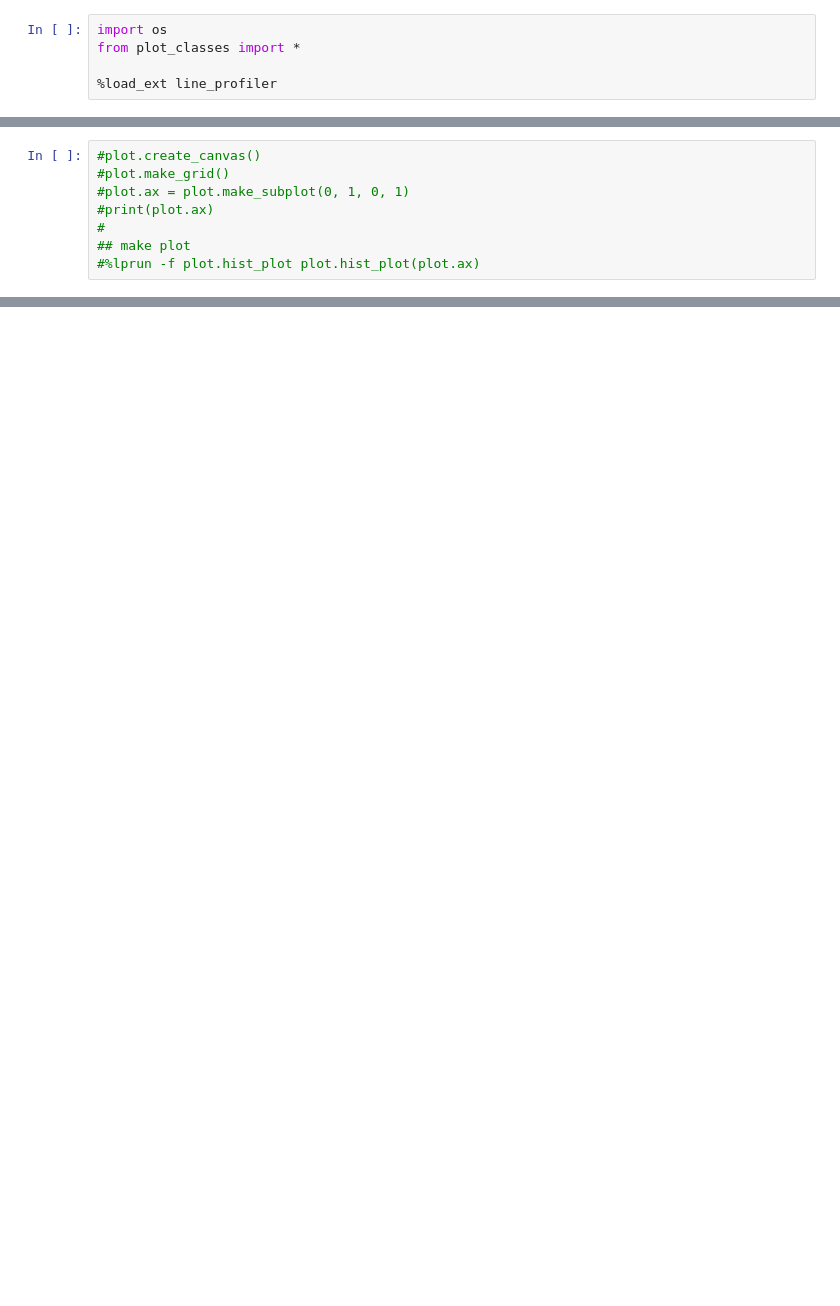
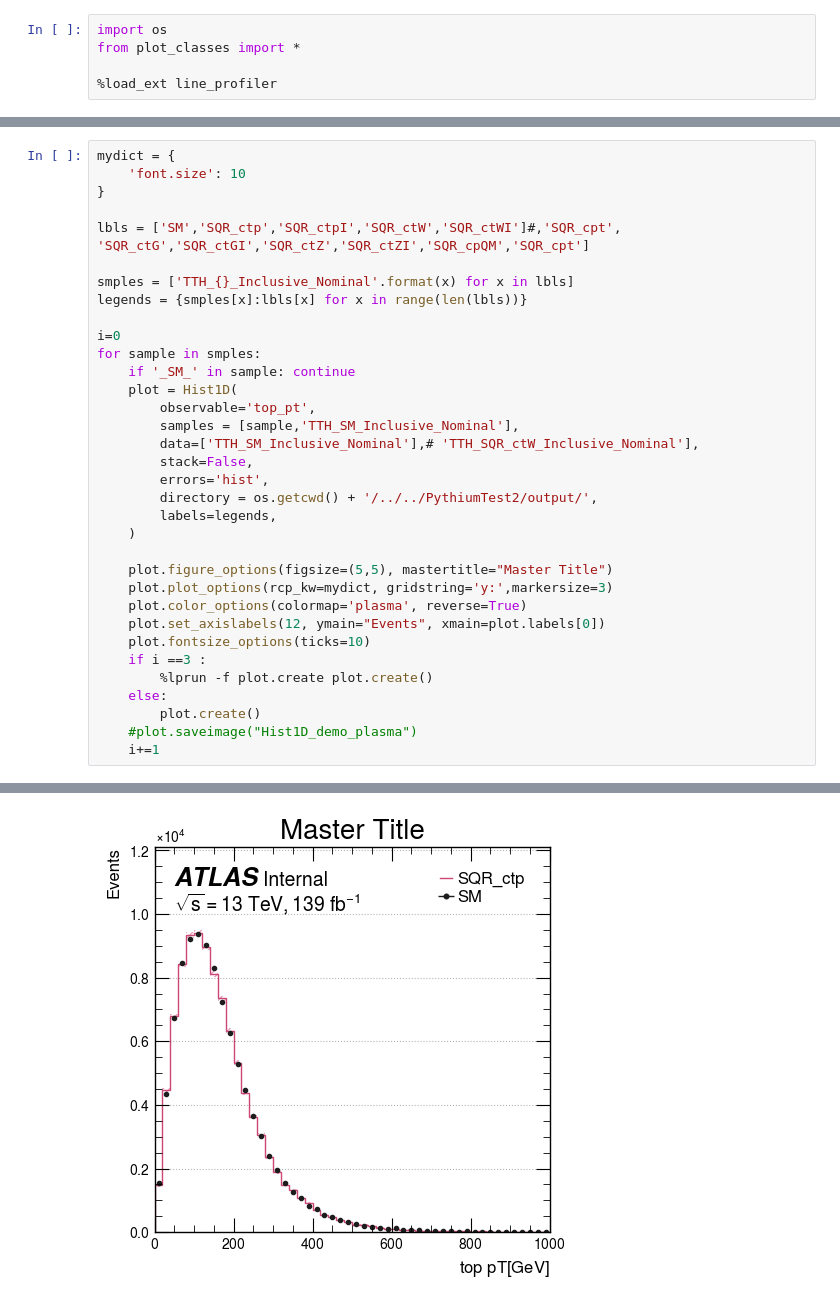
Before and after one commit to MoAly98/Pythium, a Jupyter notebook: plotting_misc/Hist1D_test_ttH.ipynb, the cells around one changed output, grey strips where cells are left out. Saved outputs shown, nothing was run; the diff lists cells and outputs as text; blank space fills up the shorter version.

```diff
--- a/plotting_misc/Hist1D_test_ttH.ipynb
+++ b/plotting_misc/Hist1D_test_ttH.ipynb
@@ -36,8 +38,35 @@ Reading from file: /home/mbcxajw2/TopHiggsCPV/Pythium/plotting_misc/../../Pythiu
 # %%
-#plot.create_canvas()
-#plot.make_grid()
-#plot.ax = plot.make_subplot(0, 1, 0, 1)
-#print(plot.ax)
-#
-## make plot
-#%lprun -f plot.hist_plot plot.hist_plot(plot.ax)
+mydict = {
+    'font.size': 10
+}
+
+lbls = ['SM','SQR_ctp','SQR_ctpI','SQR_ctW','SQR_ctWI']#,'SQR_cpt', 'SQR_ctG','SQR_ctGI','SQR_ctZ','SQR_ctZI','SQR_cpQM','SQR_cpt']
+
+smples = ['TTH_{}_Inclusive_Nominal'.format(x) for x in lbls]
+legends = {smples[x]:lbls[x] for x in range(len(lbls))}
+
+i=0
+for sample in smples:
+    if '_SM_' in sample: continue
+    plot = Hist1D(
+        observable='top_pt',
+        samples = [sample,'TTH_SM_Inclusive_Nominal'],
+        data=['TTH_SM_Inclusive_Nominal'],# 'TTH_SQR_ctW_Inclusive_Nominal'],
+        stack=False,
+        errors='hist',
+        directory = os.getcwd() + '/../../PythiumTest2/output/',
+        labels=legends,
+    )
+
+    plot.figure_options(figsize=(5,5), mastertitle="Master Title")
+    plot.plot_options(rcp_kw=mydict, gridstring='y:',markersize=3)
+    plot.color_options(colormap='plasma', reverse=True)
+    plot.set_axislabels(12, ymain="Events", xmain=plot.labels[0])
+    plot.fontsize_options(ticks=10)
+    if i ==3 :
+        %lprun -f plot.create plot.create()
+    else:
+        plot.create()
+    #plot.saveimage("Hist1D_demo_plasma")
+    i+=1
+# %% [output]
@@ -43,0 +77 @@ Reading from file: /home/mbcxajw2/TopHiggsCPV/Pythium/plotting_misc/../../Pythiu
+[figure, added]
```
Also changed, not shown: parts of 2 cells of this notebook, 1 other file.
